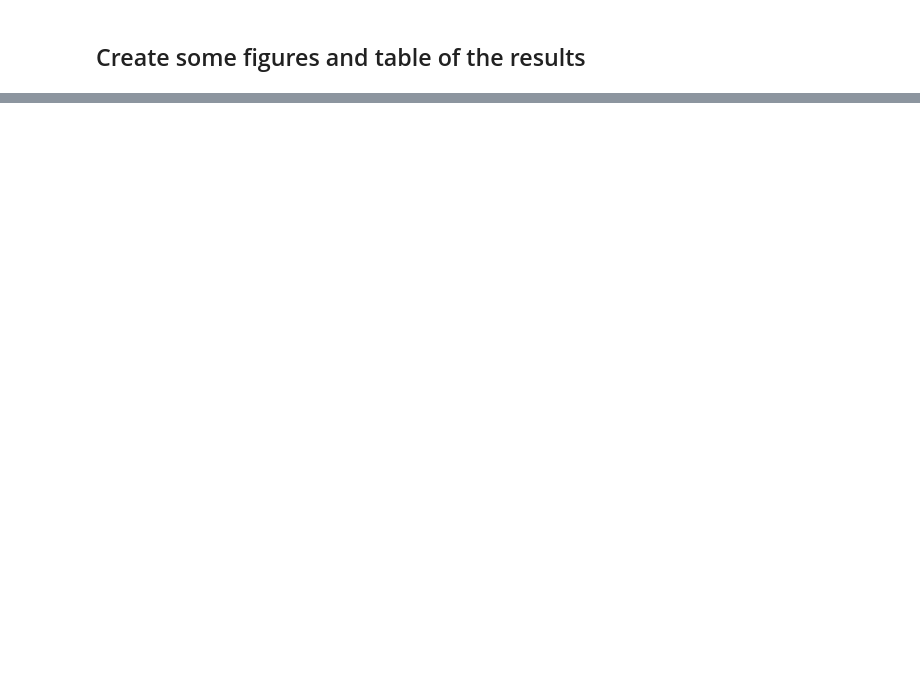
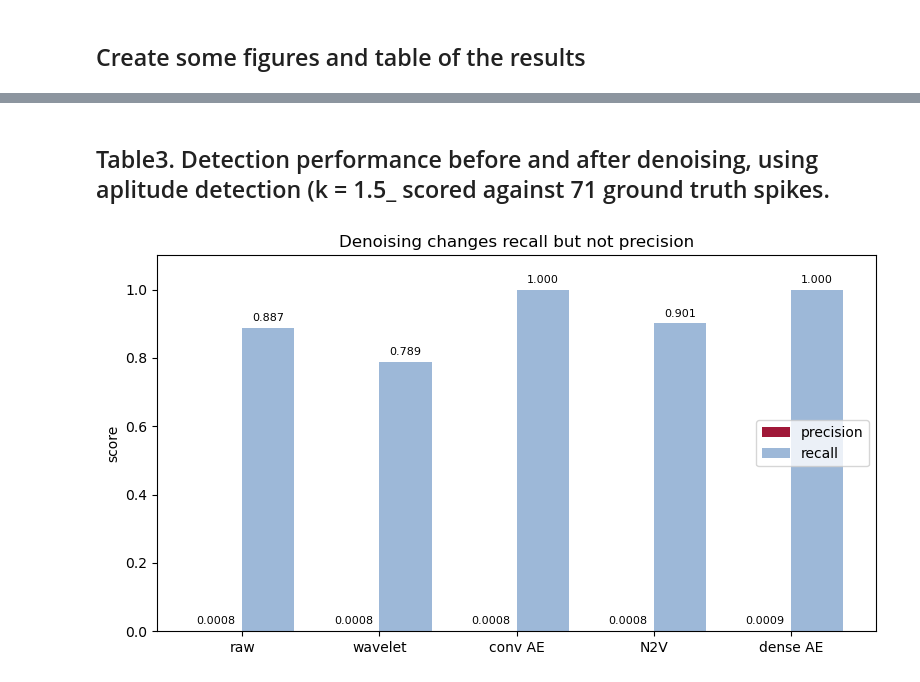
Before and after one commit to Razan-88/Decoding_Chronic_Pain, a Jupyter notebook: notebooks/05_real_data_pipeline.ipynb, the cells around one changed output, grey strips where cells are left out. Drawn from its saved outputs; the diff is of its cells as text; code cells hidden in the pictures; blank space fills up the shorter version.

Commit message:
Added more figures and tables to single channel

```diff
--- a/notebooks/05_real_data_pipeline.ipynb
+++ b/notebooks/05_real_data_pipeline.ipynb
@@ -1504,0 +1566,26 @@ plt.show()
+# %% [markdown]
+## Table3. Detection performance before and after denoising, using aplitude detection (k = 1.5_ scored against 71 ground truth spikes.
+# %%
+denoisers = ["raw","wavelet","conv AE","N2V","dense AE"]
+precision = [0.0008, 0.0008, 0.0008, 0.0008, 0.0009]
+recall    = [0.887,  0.789,  1.000,  0.901,  1.000]
+
+x = np.arange(len(denoisers)); w = 0.38
+fig, ax = plt.subplots(figsize=(8, 4.5))
+b1 = ax.bar(x - w/2, precision, w, color="#a01838", label="precision")
+b2 = ax.bar(x + w/2, recall,    w, color="#9db8d8", label="recall")
+
+for bar, p in zip(b1, precision):
+    ax.text(bar.get_x()+bar.get_width()/2, p+0.02, f"{p:.4f}", ha="center", fontsize=8)
+for bar, r in zip(b2, recall):
+    ax.text(bar.get_x()+bar.get_width()/2, r+0.02, f"{r:.3f}", ha="center", fontsize=8)
+
+ax.set_xticks(x); ax.set_xticklabels(denoisers)
+ax.set_ylabel("score"); ax.set_ylim(0, 1.1)
+ax.set_title("Denoising changes recall but not precision")
+ax.legend(loc="center right")
+plt.tight_layout()
+plt.savefig("figures/precision_recall_denoisers.png", dpi=150)
+plt.show()
+# %% [output]
+[figure, added]
```
Also changed, not shown: parts of 36 cells of this notebook.
